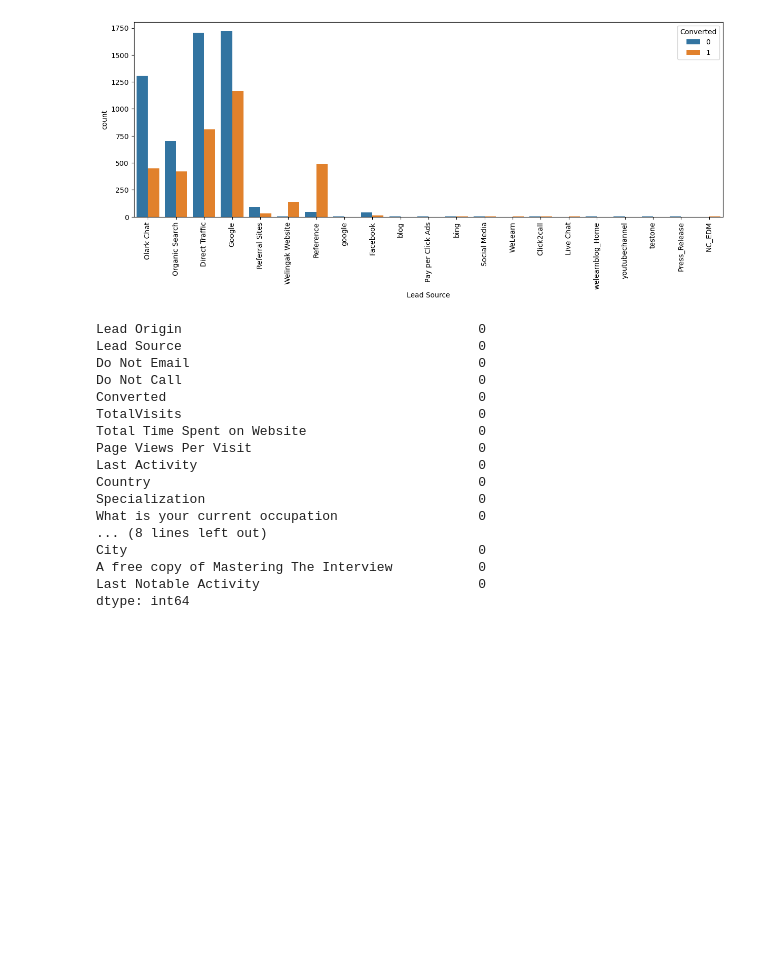
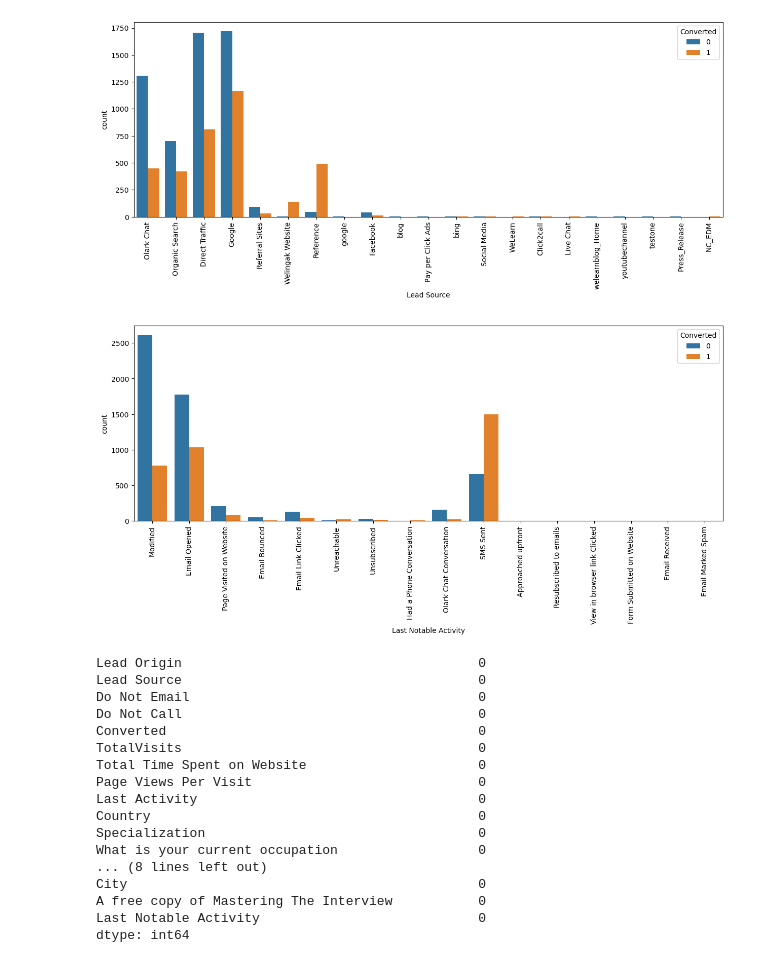
Before and after one commit to chitra1710/First_Repro, a Jupyter notebook: Lead_Scoring.ipynb, the cells around one changed output. Cells and saved outputs as stored; diff of their text form; code cells hidden in the pictures; blank space fills up the shorter version.

```diff
--- a/Lead_Scoring.ipynb
+++ b/Lead_Scoring.ipynb
@@ -513,6 +513,13 @@ plt.xticks(rotation=90)
 plt.show()
 # %% [output]
 [figure]
+# %%
+plt.figure(figsize=(15,5))
+sns.countplot(x="Last Notable Activity", hue="Converted", data=df)
+plt.xticks(rotation=90)
+plt.show()
+# %% [output]
+[figure, added]
 # %%
 # Numeric data analysis and filling the NULL values
 # %%
```
Also changed, not shown: parts of 21 cells of this notebook.
